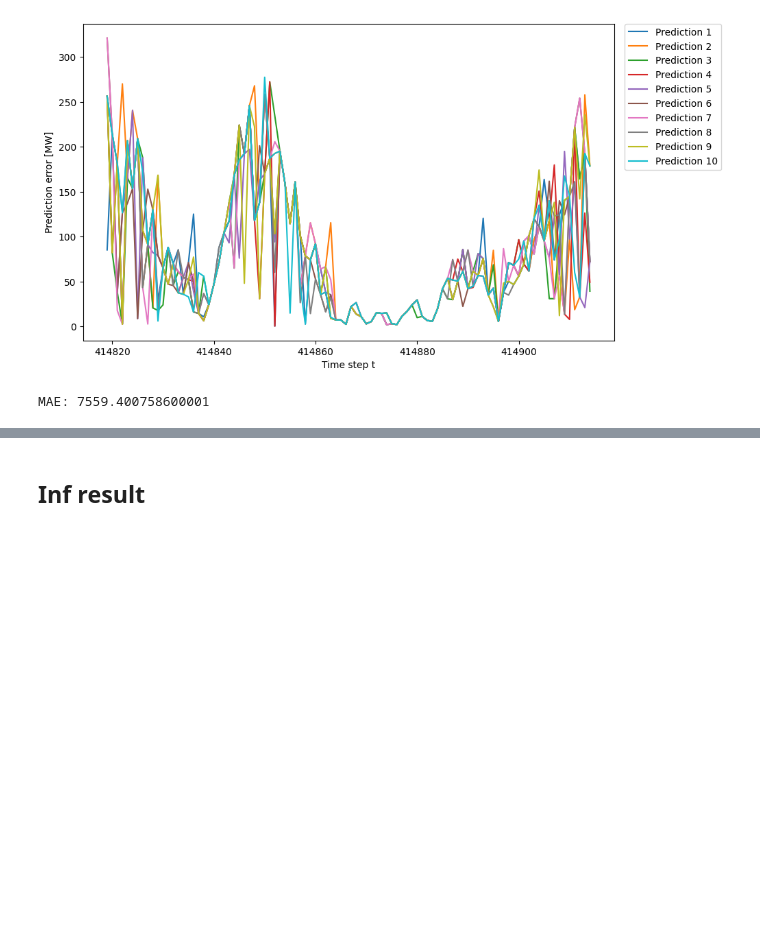
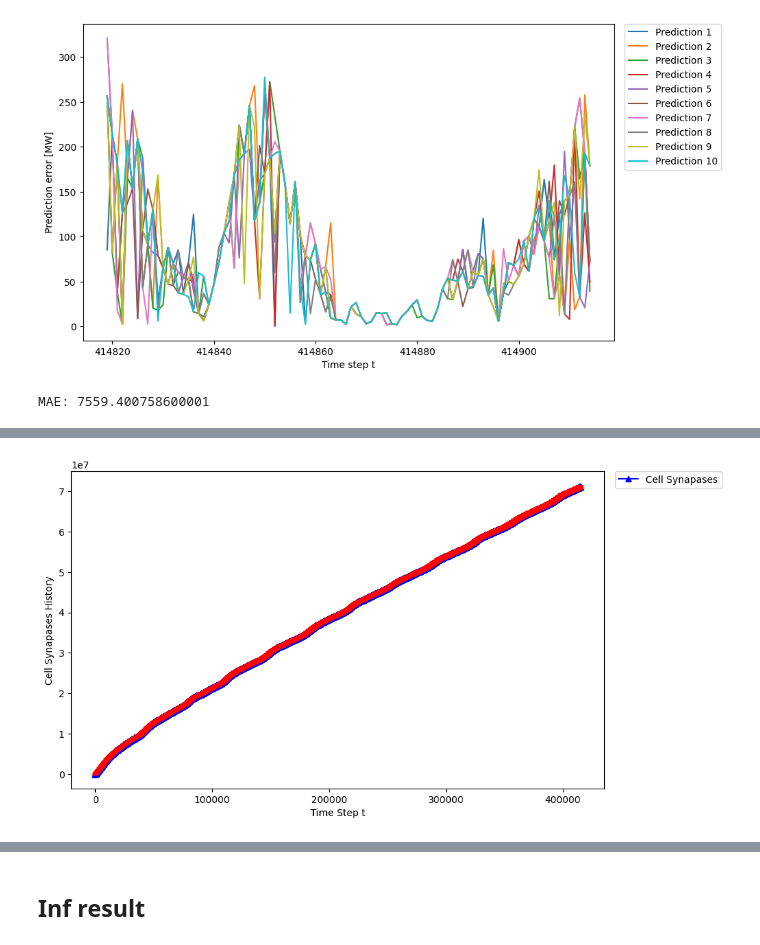
Before and after one commit to tyokyo320/time-series, a Jupyter notebook: utils/predict.ipynb, the cells around one changed output, grey strips where cells are left out. Saved outputs shown, nothing was run; the diff lists cells and outputs as text; code cells hidden in the pictures; blank space fills up the shorter version.

```diff
--- a/utils/predict.ipynb
+++ b/utils/predict.ipynb
@@ -116,3 +114,26 @@ def plot_total_prediction_error_by_mean_std(error_abs_value: any, sampling_inter
     plt.ylabel('Prediction error [MW]')
     plt.legend(bbox_to_anchor=(1.02, 1.00), loc='upper left', borderaxespad=0, fontsize=10)
     plt.show()
+# %%
+def plot_cell_synapases_history_by_mean_std(cell_synapases_history_values: any, sampling_interval: int) -> None:
+    plt.figure(figsize=(10, 6))
+
+    # start from zero
+    time_points = range(config.cell_synapases_start, config.epoch)
+
+    sampled_time_points = time_points[::sampling_interval]
+
+    mean_values = cell_synapases_history_values.mean(axis=1)
+    std_values = cell_synapases_history_values.std(axis=1)
+
+    sampled_mean_values = mean_values[sampled_time_points]
+    sampled_std_values = std_values[sampled_time_points]
+
+
+    plt.plot(sampled_time_points, sampled_mean_values, marker='^', markersize=6, linestyle='-', color='blue', label='Cell Synapases')
+    plt.errorbar(sampled_time_points, sampled_mean_values, yerr=sampled_std_values, fmt='_', color='red', elinewidth=1, capsize=3)
+
+    plt.xlabel('Time Step t')
+    plt.ylabel('Cell Synapases History')
+    plt.legend(bbox_to_anchor=(1.02, 1.00), loc='upper left', borderaxespad=0, fontsize=10)
+    plt.show()
@@ -238,0 +256,3 @@ plot_total_prediction_error_by_mean_std(error_abs_value, 10)
+# %%
+df = load_csv_data(config.cell_synapases_history_path)
+df
@@ -238,0 +273,4 @@ plot_total_prediction_error_by_mean_std(error_abs_value, 10)
+# %%
+# start from zero
+cell_synapases_history_values = df[predicted_column][config.cell_synapases_start:config.epoch]
+cell_synapases_history_values
@@ -238,0 +291,4 @@ plot_total_prediction_error_by_mean_std(error_abs_value, 10)
+# %%
+plot_cell_synapases_history_by_mean_std(cell_synapases_history_values, 1)
+# %% [output]
+[figure, added]
```
Also changed, not shown: parts of 15 cells of this notebook, 4 other files.
